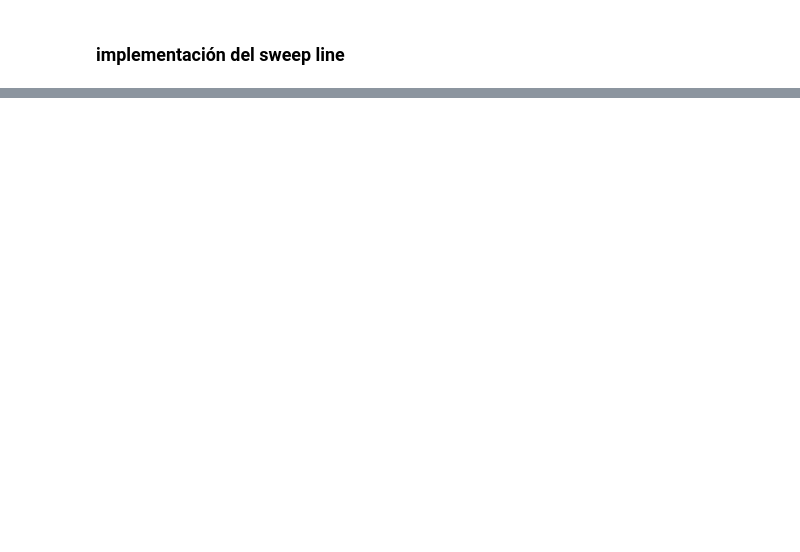
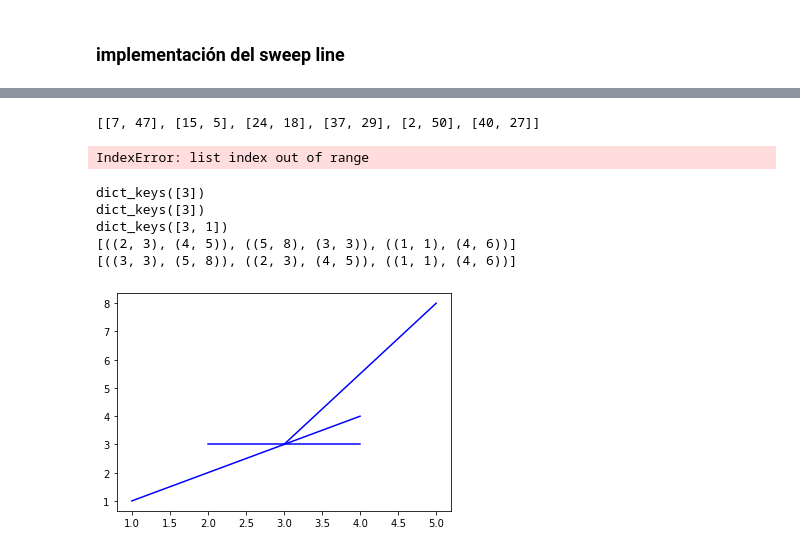
Before and after one commit to Camilohoyos99-DC/Computational-geometry, a Jupyter notebook: algoritmos_sobre_segmentos.ipynb, the cells around one changed output, grey strips where cells are left out. Cells and saved outputs as stored; diff of their text form; code cells hidden in the pictures; blank space fills up the shorter version.

```diff
--- a/algoritmos_sobre_segmentos.ipynb
+++ b/algoritmos_sobre_segmentos.ipynb
@@ -244,0 +294,63 @@ TypeError: cannot unpack non-iterable int object
+# %%
+points = create_points(6)
+points
+# %% [output]
+[[7, 47], [15, 5], [24, 18], [37, 29], [2, 50], [40, 27]]
+# %%
+cola = queue(points)
+order = cola.order(points)
+order
+# %% [output]
+IndexError: list index out of range
+# %%
+for i,(x,y) in enumerate(points):
+    print(i)
+# %%
+for i in enumerate(points): print(i)
+# %%
+class Queue:
+    def __init__(self, segments):
+        self.segments = segments
+
+    def order(self):
+        y_dict = {}
+        for i, (p1, p2) in enumerate(self.segments):
+
+            if p1[1] > p2[1]:
+                p1, p2 = p2, p1  # make p1 the lower point
+            if p1[1] not in y_dict:
+                y_dict[p1[1]] = {}
+            if p2[1] not in y_dict[p1[1]]:
+                y_dict[p1[1]][p2[1]] = []
+            y_dict[p1[1]][p2[1]].append((p1[0], p2[0], i))
+            print(y_dict.keys())
+        sorted_segments = []
+        for y1 in sorted(y_dict.keys(), reverse=True):
+            for y2 in sorted(y_dict[y1].keys(), reverse=True):
+                for x1, x2, i in sorted(y_dict[y1][y2]):
+                    sorted_segments.append((i, (x1, y1), (x2, y2)))
+
+        return [s[1:] for s in sorted_segments]
+
+segments = [ ((2, 3), (4, 5)),((5,8),(3,3)),((1, 1), (4, 6))]
+queue = Queue(segments)
+ordered_segments=queue.order()
+
+print(queue.segments)
+print(ordered_segments)
+# %% [output]
+dict_keys([3])
+dict_keys([3])
+dict_keys([3, 1])
+[((2, 3), (4, 5)), ((5, 8), (3, 3)), ((1, 1), (4, 6))]
+[((3, 3), (5, 8)), ((2, 3), (4, 5)), ((1, 1), (4, 6))]
+# %%
+fig, ax = plt.subplots()
+for segment in ordered_segments:
+    x_values = [segment[0][0], segment[1][0]]
+    y_values = [segment[0][1], segment[1][1]]
+    ax.plot(x_values, y_values, color='blue')
+
+plt.show()
+# %% [output]
+[figure, added]
```
Also changed, not shown: parts of 7 cells of this notebook.
